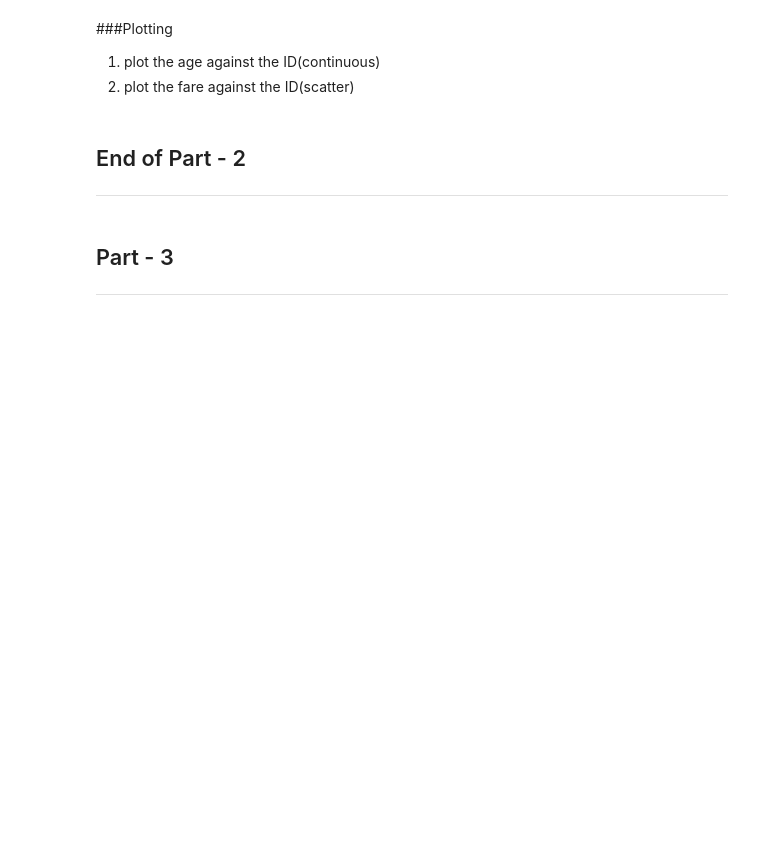
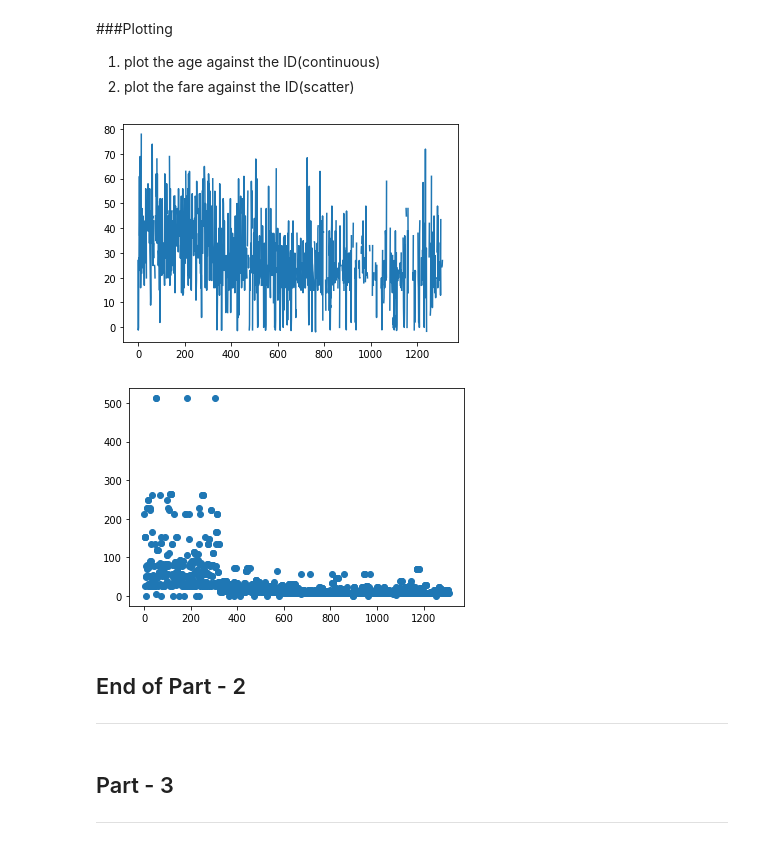
Before and after one commit to CSandyHub/SHALA2020, a Jupyter notebook: Assignment_1_DS.ipynb, the cells around one changed output. Drawn from its saved outputs; the diff is of its cells as text; code cells hidden in the pictures; blank space fills up the shorter version.

```diff
--- a/Assignment_1_DS.ipynb
+++ b/Assignment_1_DS.ipynb
@@ -119,3 +301,9 @@ file_url = "http://biostat.mc.vanderbilt.edu/wiki/pub/Main/DataSets/titanic3.csv
 
 
 ---
+# %%
+nonNullAge=data.age.replace(to_replace=np.nan,value=data.age.mean())
+titanic_data_new['Modified_Age']=nonNullAge
+nonNullFare=data.age.replace(to_replace=np.nan,value=data.fare.mean())
+titanic_data_new['Modified_Fare']=nonNullFare
+titanic_data_new
@@ -132,3 +334,7 @@ file_url = "http://biostat.mc.vanderbilt.edu/wiki/pub/Main/DataSets/titanic3.csv
 
 
 ---
+# %%
+numericColumnsDf=titanic_data_new.select_dtypes(include=np.number)
+normalizedDf=numericColumnsDf -numericColumnsDf.mean() / numericColumnsDf.std()
+normalizedDf
@@ -142,3 +362,8 @@ file_url = "http://biostat.mc.vanderbilt.edu/wiki/pub/Main/DataSets/titanic3.csv
 
 
 ---
+# %%
+titanic_data_new.drop(['sex','age'], axis=1,inplace=True)
+# %%
+titanic_data_new=titanic_data_new.join(normalizedDf,rsuffix='_normalized')
+titanic_data_new
@@ -146,6 +385,16 @@ file_url = "http://biostat.mc.vanderbilt.edu/wiki/pub/Main/DataSets/titanic3.csv
 ###Plotting
 1. plot the age against the ID(continuous)
 2. plot the fare against the ID(scatter)
+# %%
+import matplotlib.pyplot as plt
+
+plt.plot(titanic_data_new.index,titanic_data_new['age'])
+plt.show()
+plt.scatter(titanic_data_new.index,titanic_data_new['fare'])
+plt.show()
+# %% [output]
+[figure, added]
+[figure, added]
 # %% [markdown]
 ## End of Part - 2
 ---
```
Also changed, not shown: parts of 21 cells of this notebook.
